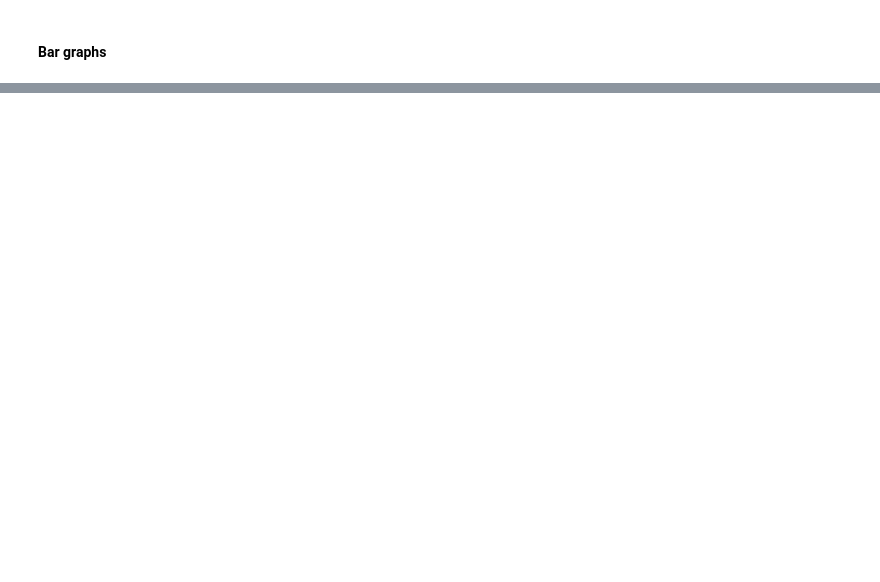
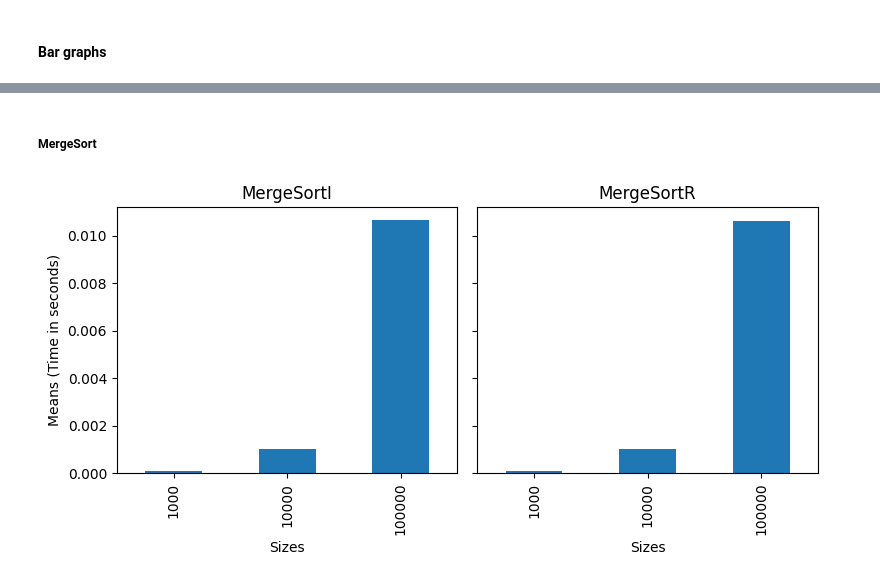
Before and after one commit to romuloAMR/BDS2-FirstActivity-DataAnalysis, a Jupyter notebook: script.ipynb, the cells around one changed output, grey strips where cells are left out. Cells and saved outputs as stored; diff of their text form; code cells hidden in the pictures; blank space fills up the shorter version.

```diff
--- a/script.ipynb
+++ b/script.ipynb
@@ -61,0 +71,19 @@ plt.show()
+# %% [markdown]
+##### MergeSort
+# %%
+fig, axes = plt.subplots(nrows=1, ncols=2, figsize=(8, 4), sharey=True)
+
+for ax, algorithm in zip(axes, merge):
+    y_values = means.loc[algorithm]
+    y_values.plot(kind='bar', ax=ax, width=0.5)
+
+    ax.set_ylabel('Means (Time in seconds)')
+    ax.set_xlabel('Sizes')
+    ax.set_title(algorithm)
+    ax.set_xticks(range(len(sizes)))
+    ax.set_xticklabels(sizes)
+
+plt.tight_layout()
+plt.show()
+# %% [output]
+[figure, added]
```
Also changed, not shown: parts of 8 cells of this notebook.
